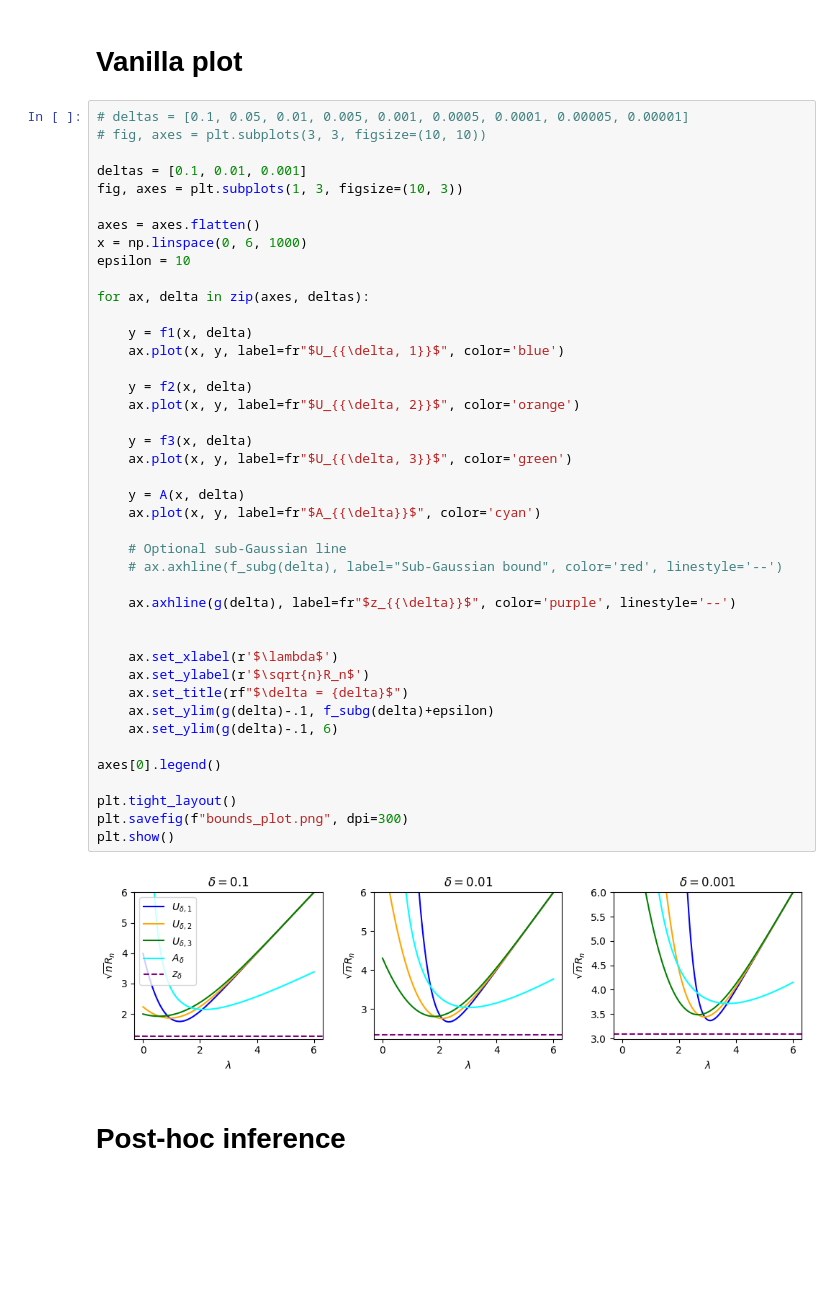
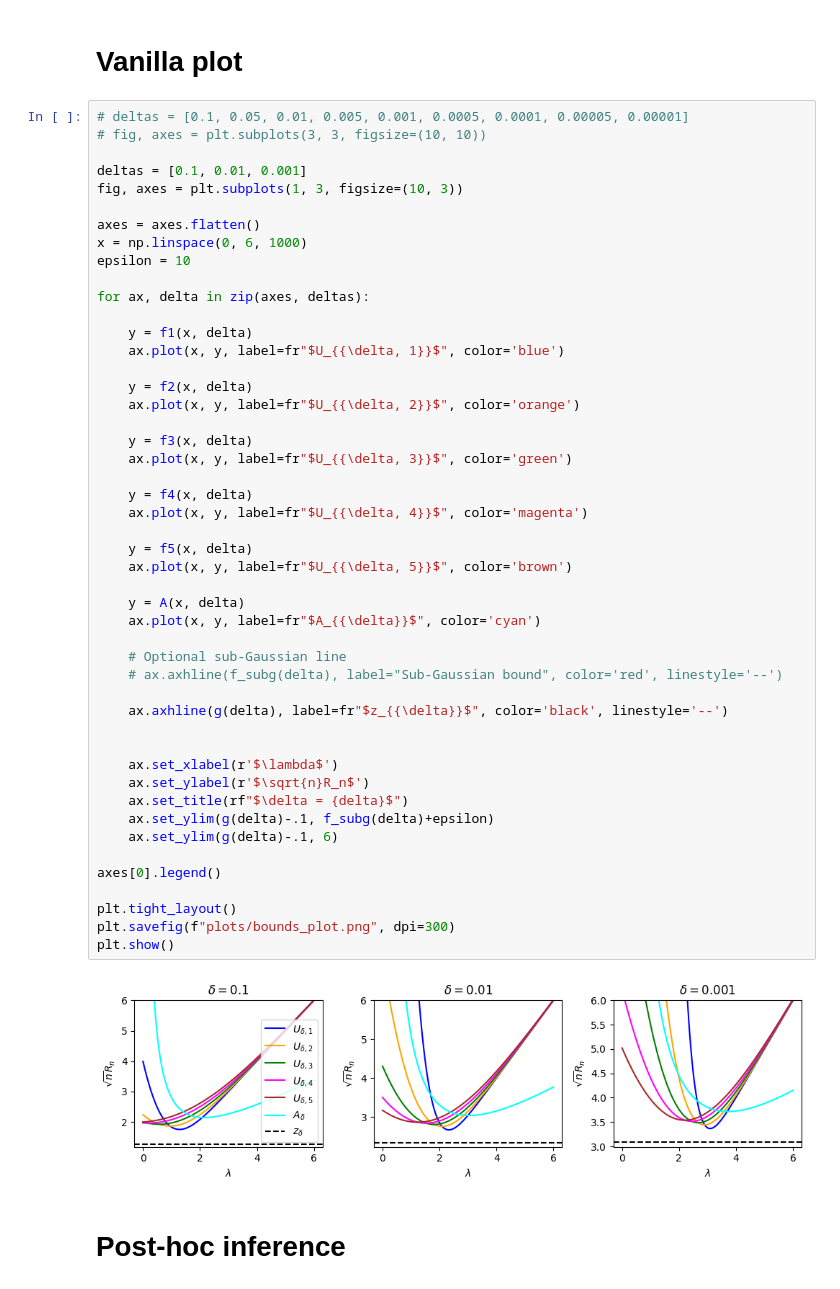
Before and after one commit to DMartinezT/bentkus_evalues, a Jupyter notebook: bentkus_evariable.ipynb, the cells around one changed output. Drawn from its saved outputs; the diff is of its cells as text; blank space fills up the shorter version.

```diff
--- a/bentkus_evariable.ipynb
+++ b/bentkus_evariable.ipynb
@@ -69,36 +171,42 @@ epsilon = 10
 for ax, delta in zip(axes, deltas):
 
     y = f1(x, delta)
     ax.plot(x, y, label=fr"$U_{{\delta, 1}}$", color='blue')
 
     y = f2(x, delta)
     ax.plot(x, y, label=fr"$U_{{\delta, 2}}$", color='orange')
 
     y = f3(x, delta)
     ax.plot(x, y, label=fr"$U_{{\delta, 3}}$", color='green')
 
+    y = f4(x, delta)
+    ax.plot(x, y, label=fr"$U_{{\delta, 4}}$", color='magenta')
+
+    y = f5(x, delta)
+    ax.plot(x, y, label=fr"$U_{{\delta, 5}}$", color='brown')
+
     y = A(x, delta)
     ax.plot(x, y, label=fr"$A_{{\delta}}$", color='cyan')
 
     # Optional sub-Gaussian line
     # ax.axhline(f_subg(delta), label="Sub-Gaussian bound", color='red', linestyle='--')
 
-    ax.axhline(g(delta), label=fr"$z_{{\delta}}$", color='purple', linestyle='--')
+    ax.axhline(g(delta), label=fr"$z_{{\delta}}$", color='black', linestyle='--')
 
 
     ax.set_xlabel(r'$\lambda$')
     ax.set_ylabel(r'$\sqrt{n}R_n$')
     ax.set_title(rf"$\delta = {delta}$")
     ax.set_ylim(g(delta)-.1, f_subg(delta)+epsilon)
     ax.set_ylim(g(delta)-.1, 6)
 
 axes[0].legend()
 
 plt.tight_layout()
-plt.savefig(f"bounds_plot.png", dpi=300)
+plt.savefig(f"plots/bounds_plot.png", dpi=300)
 plt.show()
 # %% [output]
-[figure, old version]
+[figure, new version]
 # %% [markdown]
 # Post-hoc inference
 # %% [markdown]
```
Also changed, not shown: parts of 13 cells of this notebook.
